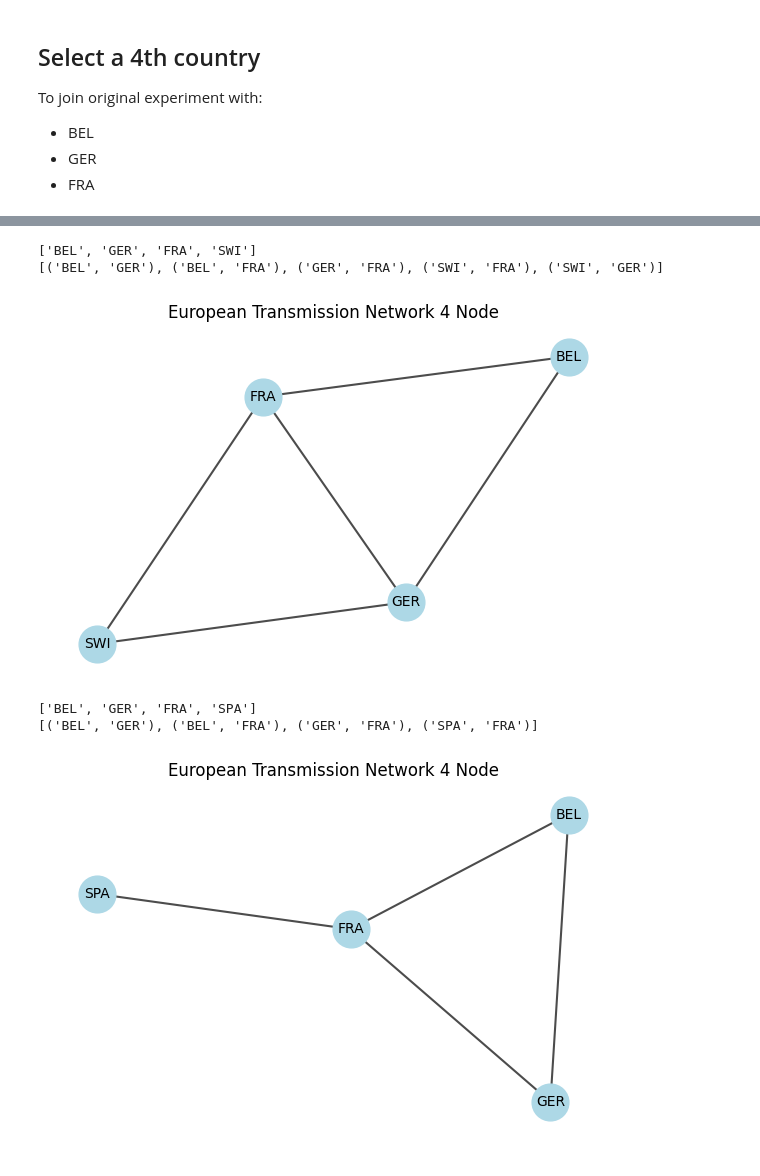
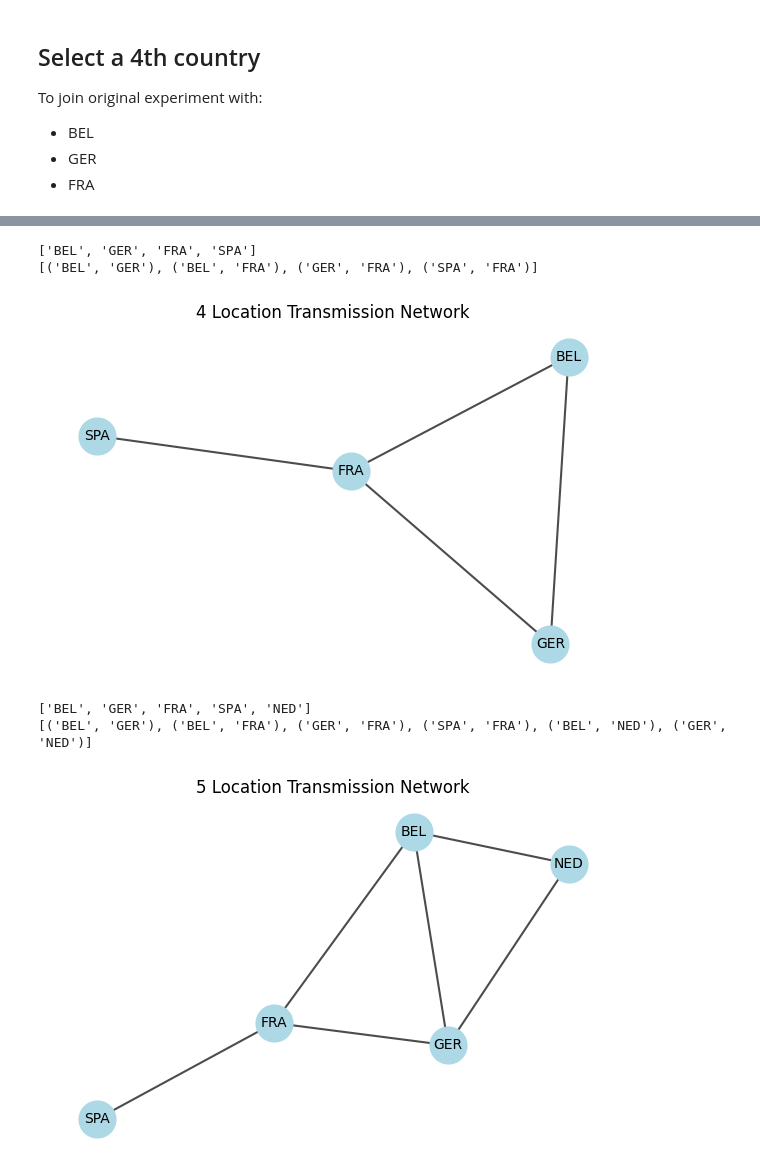
Before and after one commit to PeterrHH/ML-Enhanced-Benders, a Jupyter notebook: data_visualise.ipynb, the cells around one changed output, grey strips where cells are left out. Saved outputs shown, nothing was run; the diff lists cells and outputs as text; code cells hidden in the pictures.

Commit message:
Evaluation for larger topology

```diff
--- a/data_visualise.ipynb
+++ b/data_visualise.ipynb
@@ -162,7 +163,7 @@ def plot_data_topology(data_path, name):
     nx.draw_networkx_edges(G, pos, width=1.5, alpha=0.7)
     nx.draw_networkx_labels(G, pos, font_size=10)
 
-    plt.title("European Transmission Network 4 Node")
+    plt.title(name)
     plt.axis("off")
     plt.tight_layout()
     plt.show()
@@ -173,12 +176,12 @@ def plot_data_topology(data_path, name):
 # %%
-plot_data_topology(data_path = "data/ED_data/ED_NB-G-F-S_GB2-G2-F2-S2_L5_c0_s0_p0_smp15.pkl", name="Transmission Network Topology")
+plot_data_topology(data_path = "data/ED_data/ED_NB-G-F-S_GB2-G2-F2-S2_L4_c0_s0_p0_smp15.pkl", name="4 Location Transmission Network")
 # %% [output]
-['BEL', 'GER', 'FRA', 'SWI']
-[('BEL', 'GER'), ('BEL', 'FRA'), ('GER', 'FRA'), ('SWI', 'FRA'), ('SWI', 'GER')]
+['BEL', 'GER', 'FRA', 'SPA']
+[('BEL', 'GER'), ('BEL', 'FRA'), ('GER', 'FRA'), ('SPA', 'FRA')]
-[figure, old version]
+[figure, new version]
 # %%
-plot_data_topology(data_path = "data/ED_data/ED_NB-G-F-S_GB2-G2-F2-S2_L4_c0_s0_p0_smp15.pkl", name="Transmission Network Topology")
+plot_data_topology(data_path = "data/ED_data/ED_NB-G-F-S-N_GB2-G2-F2-S2-N2_L6_c0_s0_p0_smp15.pkl", name = "5 Location Transmission Network")
 # %% [output]
-['BEL', 'GER', 'FRA', 'SPA']
-[('BEL', 'GER'), ('BEL', 'FRA'), ('GER', 'FRA'), ('SPA', 'FRA')]
+['BEL', 'GER', 'FRA', 'SPA', 'NED']
+[('BEL', 'GER'), ('BEL', 'FRA'), ('GER', 'FRA'), ('SPA', 'FRA'), ('BEL', 'NED'), ('GER', 'NED')]
-[figure, old version]
+[figure, new version]
```
Also changed, not shown: parts of 7 cells of this notebook, 12 other files.
